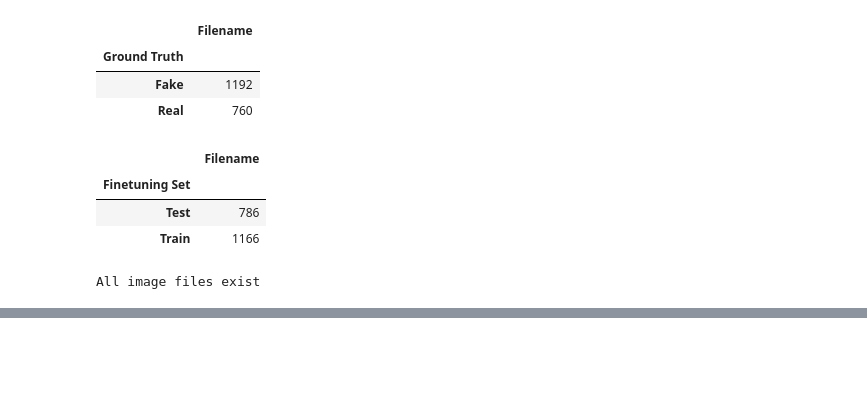
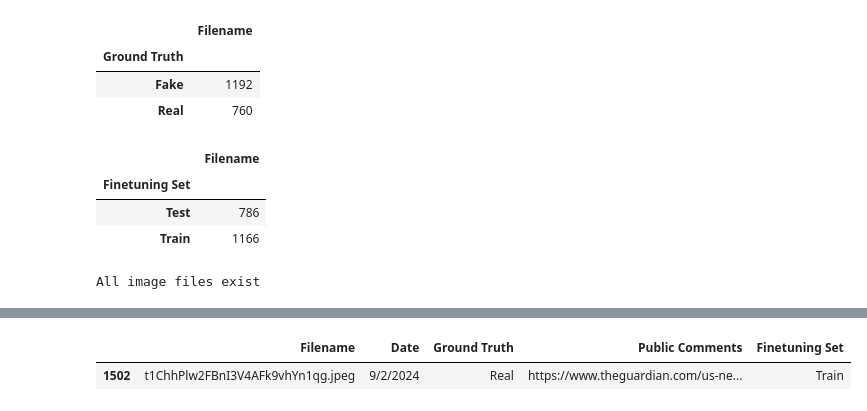
Before and after one commit to Deepfake-Detection-KKO/deepfake-detection, a Jupyter notebook: ksotang/ScratchNotebook.ipynb, the cells around one changed output, grey strips where cells are left out. Cells and saved outputs as stored; diff of their text form; code cells hidden in the pictures; blank space fills up the shorter version.

```diff
--- a/ksotang/ScratchNotebook.ipynb
+++ b/ksotang/ScratchNotebook.ipynb
@@ -86,0 +138,5 @@ All image files exist
+# %%
+image_metadata_df[image_metadata_df['Filename'] == 't1ChhPlw2FBnI3V4AFk9vhYn1qg.jpeg']
+# %% [output]
+|  | Filename | Date | Ground Truth | Public Comments | Finetuning Set |
+| 1502 | t1ChhPlw2FBnI3V4AFk9vhYn1qg.jpeg | 9/2/2024 | Real | https://www.theguardian.com/us-ne... | Train |
```
Also changed, not shown: parts of 22 cells of this notebook, 3 other files.
